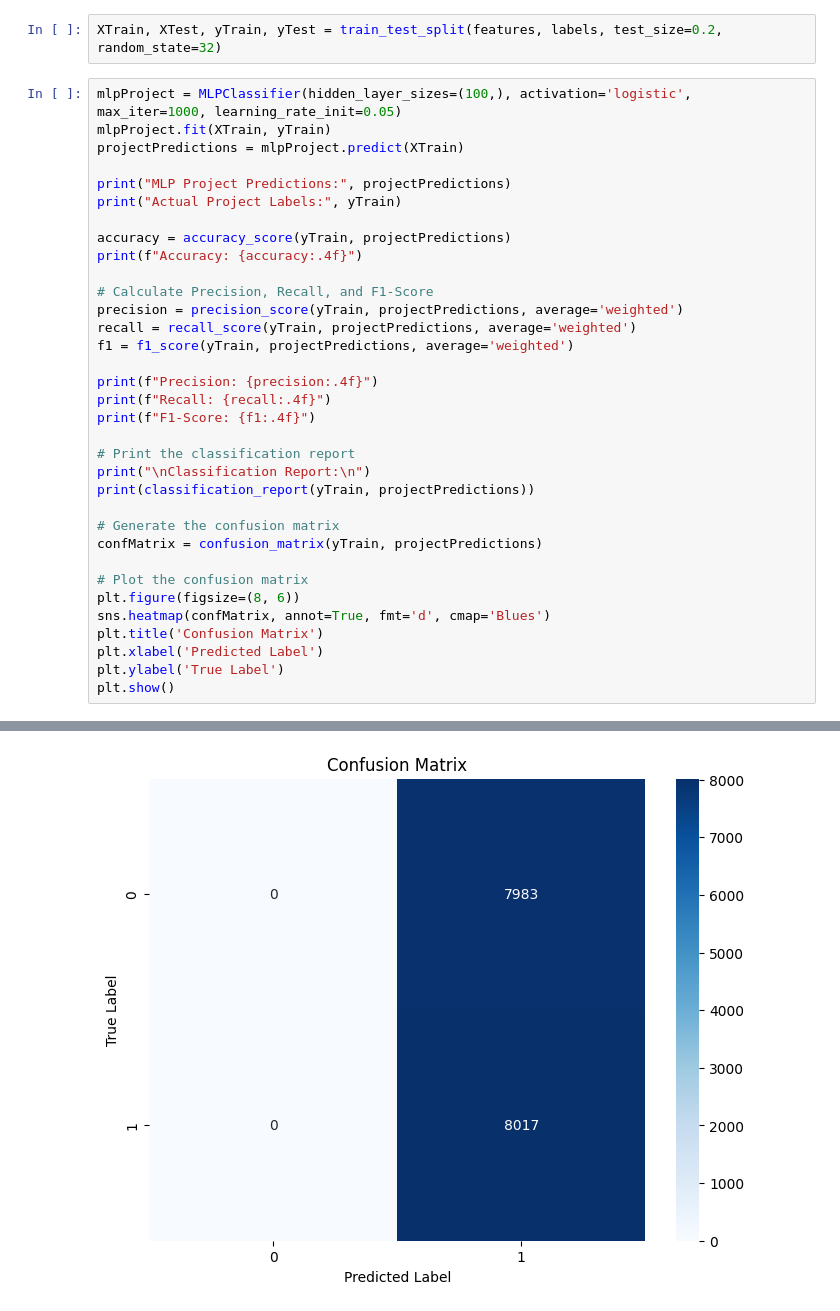
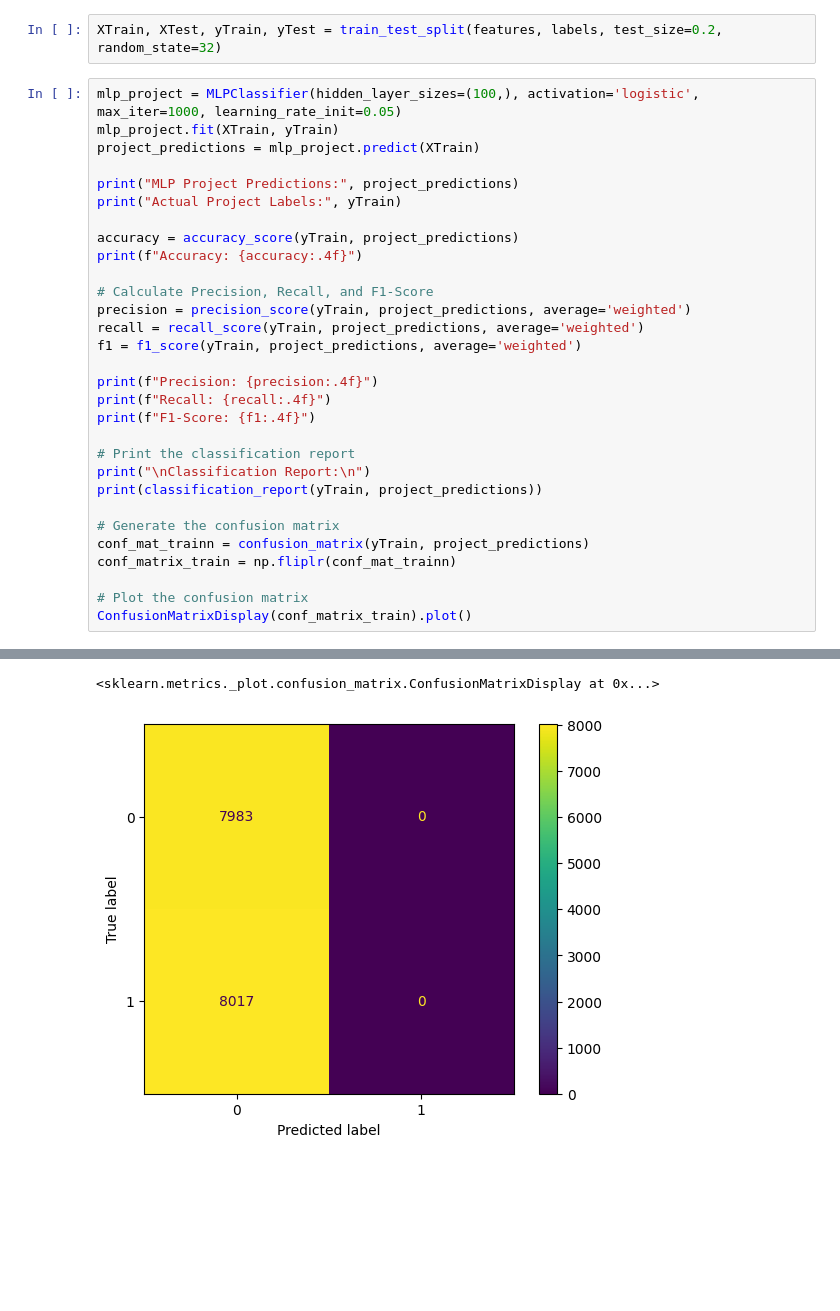
Before and after one commit to Soumish2004/ML-assignment, a Jupyter notebook: Lab6/lab6.ipynb, the cells around one changed output, grey strips where cells are left out. Saved outputs shown, nothing was run; the diff lists cells and outputs as text; blank space fills up the shorter version.

```diff
--- a/Lab6/lab6.ipynb
+++ b/Lab6/lab6.ipynb
@@ -728,57 +719,54 @@ labels = np.concatenate((fakeLabels, realLabels))
 # %%
 XTrain, XTest, yTrain, yTest = train_test_split(features, labels, test_size=0.2, random_state=32)
 # %%
-mlpProject = MLPClassifier(hidden_layer_sizes=(100,), activation='logistic', max_iter=1000, learning_rate_init=0.05)
-mlpProject.fit(XTrain, yTrain)
-projectPredictions = mlpProject.predict(XTrain)
+mlp_project = MLPClassifier(hidden_layer_sizes=(100,), activation='logistic', max_iter=1000, learning_rate_init=0.05)
+mlp_project.fit(XTrain, yTrain)
+project_predictions = mlp_project.predict(XTrain)
 
-print("MLP Project Predictions:", projectPredictions)
+print("MLP Project Predictions:", project_predictions)
 print("Actual Project Labels:", yTrain)
 
-accuracy = accuracy_score(yTrain, projectPredictions)
+accuracy = accuracy_score(yTrain, project_predictions)
 print(f"Accuracy: {accuracy:.4f}")
 
 # Calculate Precision, Recall, and F1-Score
-precision = precision_score(yTrain, projectPredictions, average='weighted')
-recall = recall_score(yTrain, projectPredictions, average='weighted')
-f1 = f1_score(yTrain, projectPredictions, average='weighted')
+precision = precision_score(yTrain, project_predictions, average='weighted')
+recall = recall_score(yTrain, project_predictions, average='weighted')
+f1 = f1_score(yTrain, project_predictions, average='weighted')
 
 print(f"Precision: {precision:.4f}")
 print(f"Recall: {recall:.4f}")
 print(f"F1-Score: {f1:.4f}")
 
 # Print the classification report
 print("\nClassification Report:\n")
-print(classification_report(yTrain, projectPredictions))
+print(classification_report(yTrain, project_predictions))
 
 # Generate the confusion matrix
-confMatrix = confusion_matrix(yTrain, projectPredictions)
+conf_mat_trainn = confusion_matrix(yTrain, project_predictions)
+conf_matrix_train = np.fliplr(conf_mat_trainn)
 
 # Plot the confusion matrix
-plt.figure(figsize=(8, 6))
-sns.heatmap(confMatrix, annot=True, fmt='d', cmap='Blues')
-plt.title('Confusion Matrix')
-plt.xlabel('Predicted Label')
-plt.ylabel('True Label')
-plt.show()
+ConfusionMatrixDisplay(conf_matrix_train).plot()
 # %% [output]
 MLP Project Predictions: [1 1 1 ... 1 1 1]
 Actual Project Labels: [0 1 0 ... 0 0 1]
 Accuracy: 0.5011
 Precision: 0.2511
 Recall: 0.5011
 F1-Score: 0.3345
 
 Classification Report:
 
               precision    recall  f1-score   support
 
            0       0.00      0.00      0.00      7983
            1       0.50      1.00      0.67      8017
 
     accuracy                           0.50     16000
    macro avg       0.25      0.50      0.33     16000
 weighted avg       0.25      0.50      0.33     16000
+<sklearn.metrics._plot.confusion_matrix.ConfusionMatrixDisplay at 0x...>
-[figure, old version]
+[figure, new version]
 # %%
 # Access the loss curve from the trained model
```
Also changed, not shown: parts of 10 cells of this notebook.
